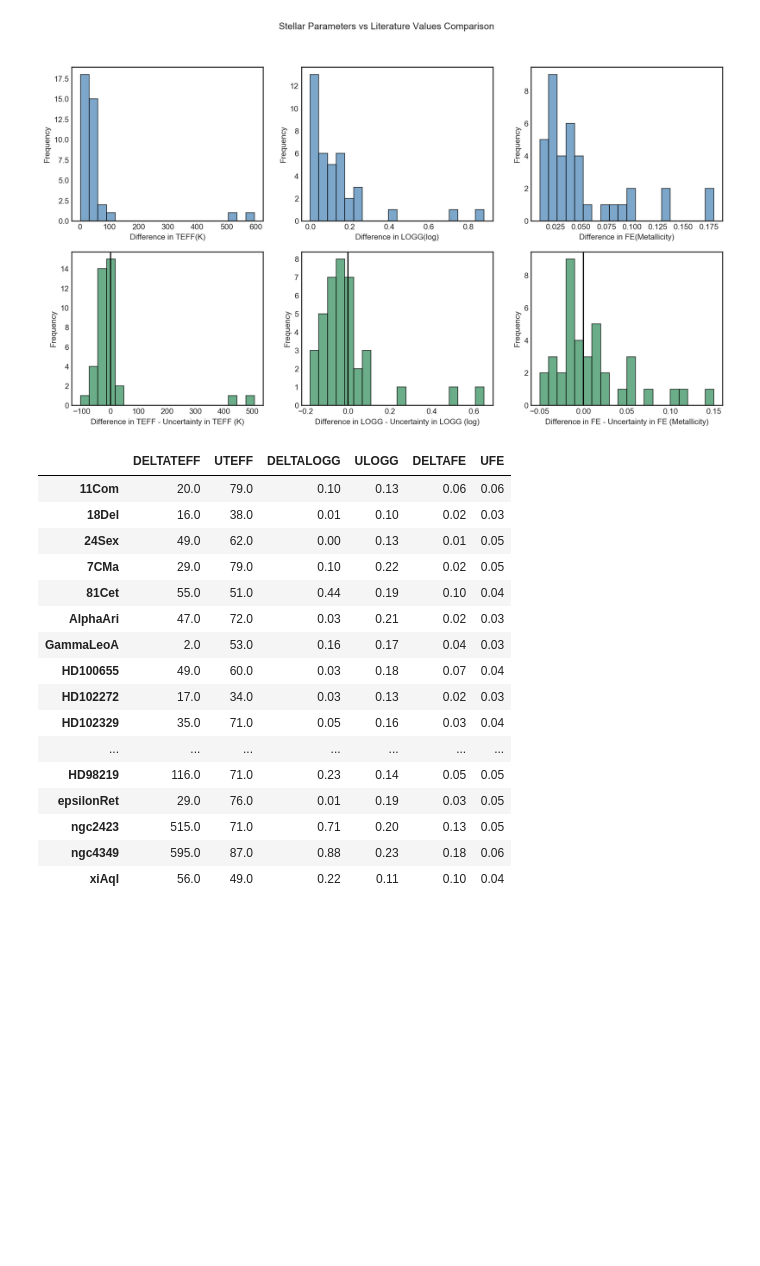
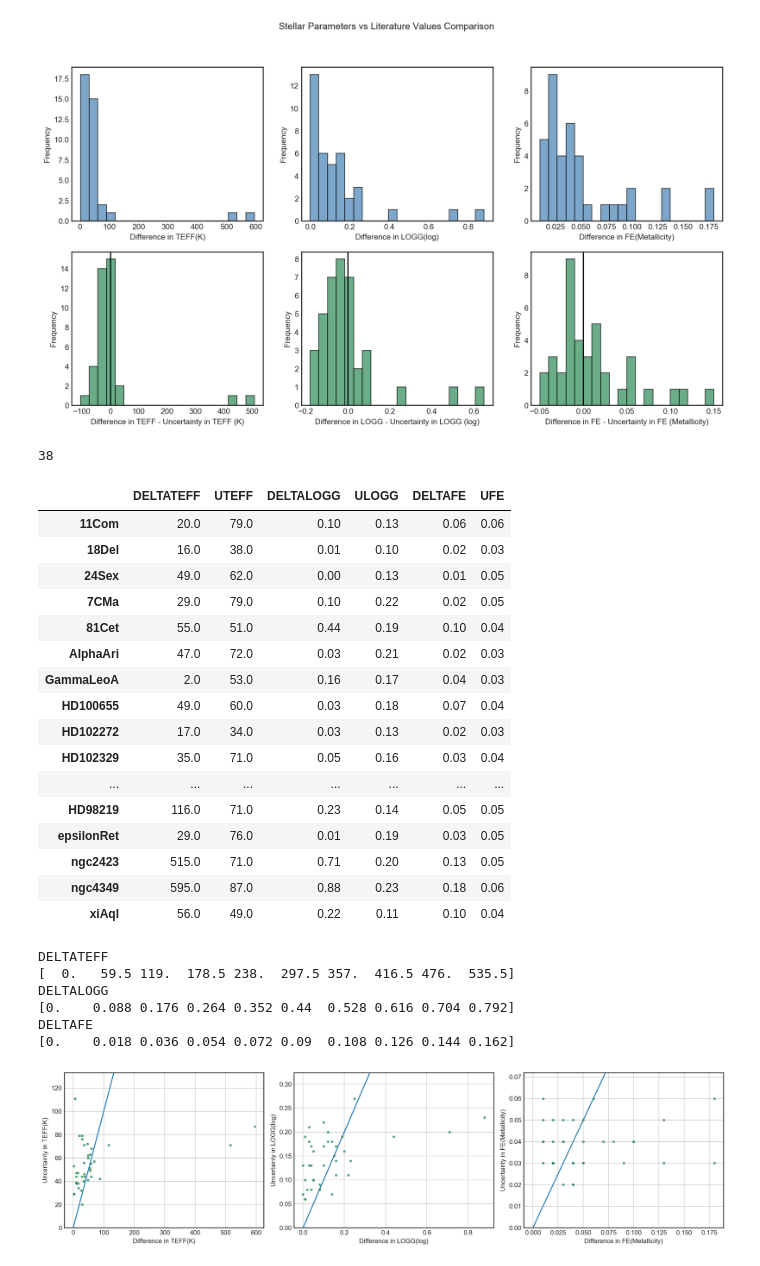
Before and after one commit to jkcarlberg/redgiant_planethosts, a Jupyter notebook: stellar_param_comp.ipynb, the cells around one changed output. Saved outputs shown, nothing was run; the diff lists cells and outputs as text; code cells hidden in the pictures; blank space fills up the shorter version.

Commit message:
comparison plots

```diff
--- a/stellar_param_comp.ipynb
+++ b/stellar_param_comp.ipynb
@@ -82,8 +84,10 @@ Fraction of LOGG Measurements within ULOGG: 0.6842105263157895
 Fraction of FE Measurements within UFE: 0.5263157894736842
 [figure]
 # %%
+print(len(cross_ref_df))
 cross_ref_df[['DELTATEFF','UTEFF','DELTALOGG','ULOGG','DELTAFE','UFE']]
 # %% [output]
+38
 |  | DELTATEFF | UTEFF | DELTALOGG | ULOGG | DELTAFE | UFE |
 | 11Com | 20.0 | 79.0 | 0.10 | 0.13 | 0.06 | 0.06 |
 | 18Del | 16.0 | 38.0 | 0.01 | 0.10 | 0.02 | 0.03 |
@@ -101,3 +105,27 @@ cross_ref_df[['DELTATEFF','UTEFF','DELTALOGG','ULOGG','DELTAFE','UFE']]
 | ngc2423 | 515.0 | 71.0 | 0.71 | 0.20 | 0.13 | 0.05 |
 | ngc4349 | 595.0 | 87.0 | 0.88 | 0.23 | 0.18 | 0.06 |
 | xiAql | 56.0 | 49.0 | 0.22 | 0.11 | 0.10 | 0.04 |
+# %%
+fig, axes = plt.subplots(1,3, figsize=(15,4), dpi = 150)
+quantities = ['DELTATEFF', 'DELTALOGG', 'DELTAFE']
+uncertainties = ['UTEFF', 'ULOGG', 'UFE']
+units = ['K', 'log', 'Metallicity']
+for idx,ax in enumerate(axes):
+    print(quantities[idx])
+    x = np.arange(np.max(cross_ref_df[quantities[idx]]), step= np.max(cross_ref_df[quantities[idx]])/10)
+    print(x)
+    ax.plot(x,x)
+    ax.plot(cross_ref_df[quantities[idx]], cross_ref_df[uncertainties[idx]], '.', color = 'seagreen', alpha = 0.7)
+    ax.set_xlabel("Difference in {}({})".format(quantities[idx][5:], units[idx]))
+    ax.set_ylabel("Uncertainty in {}({})".format(quantities[idx][5:], units[idx]))
+    ax.grid()
+    ax.set_ylim(0,1.2*np.max(cross_ref_df[uncertainties[idx]]))
+plt.tight_layout()
+# %% [output]
+DELTATEFF
+[  0.   59.5 119.  178.5 238.  297.5 357.  416.5 476.  535.5]
+DELTALOGG
+[0.    0.088 0.176 0.264 0.352 0.44  0.528 0.616 0.704 0.792]
+DELTAFE
+[0.    0.018 0.036 0.054 0.072 0.09  0.108 0.126 0.144 0.162]
+[figure, added]
```
Also changed, not shown: parts of 1 cell of this notebook.
